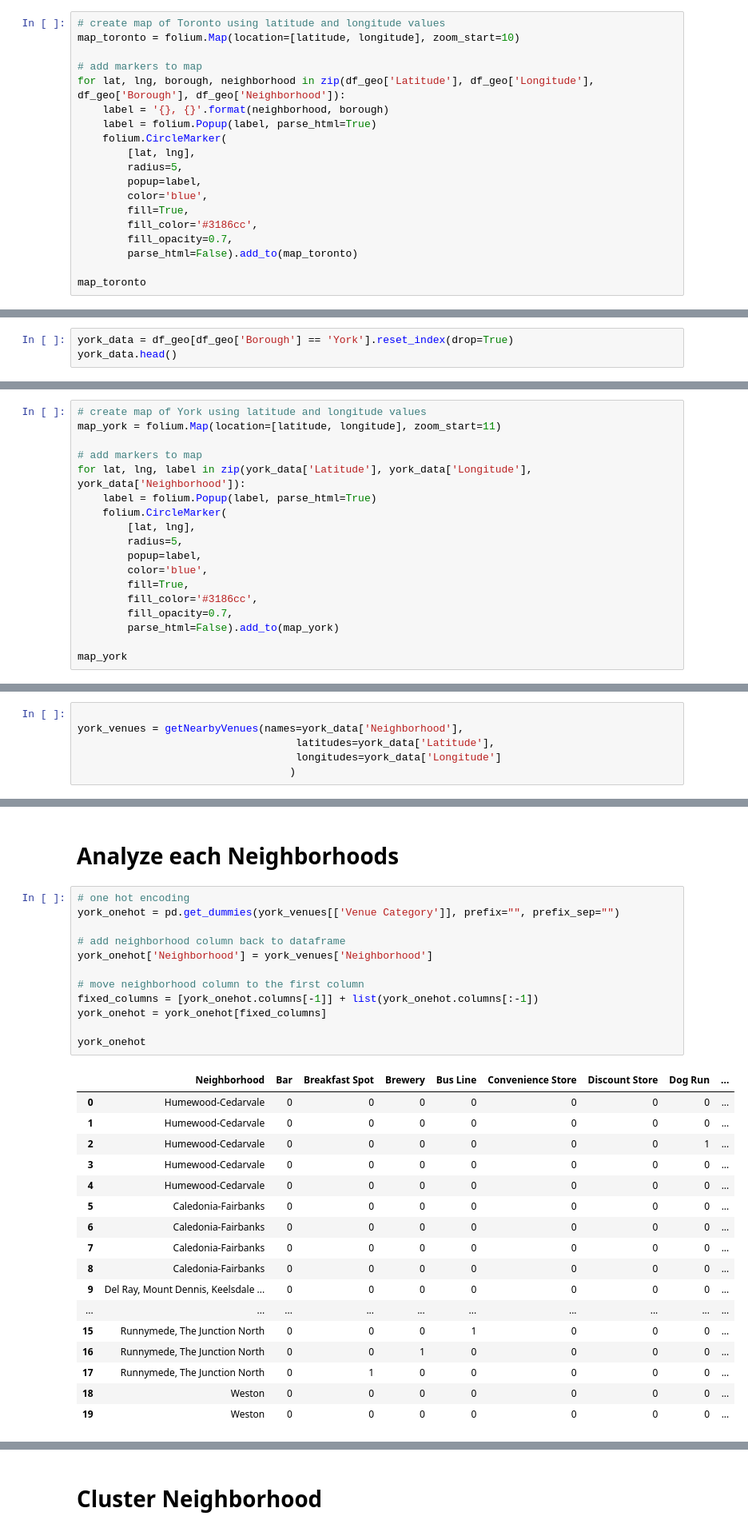
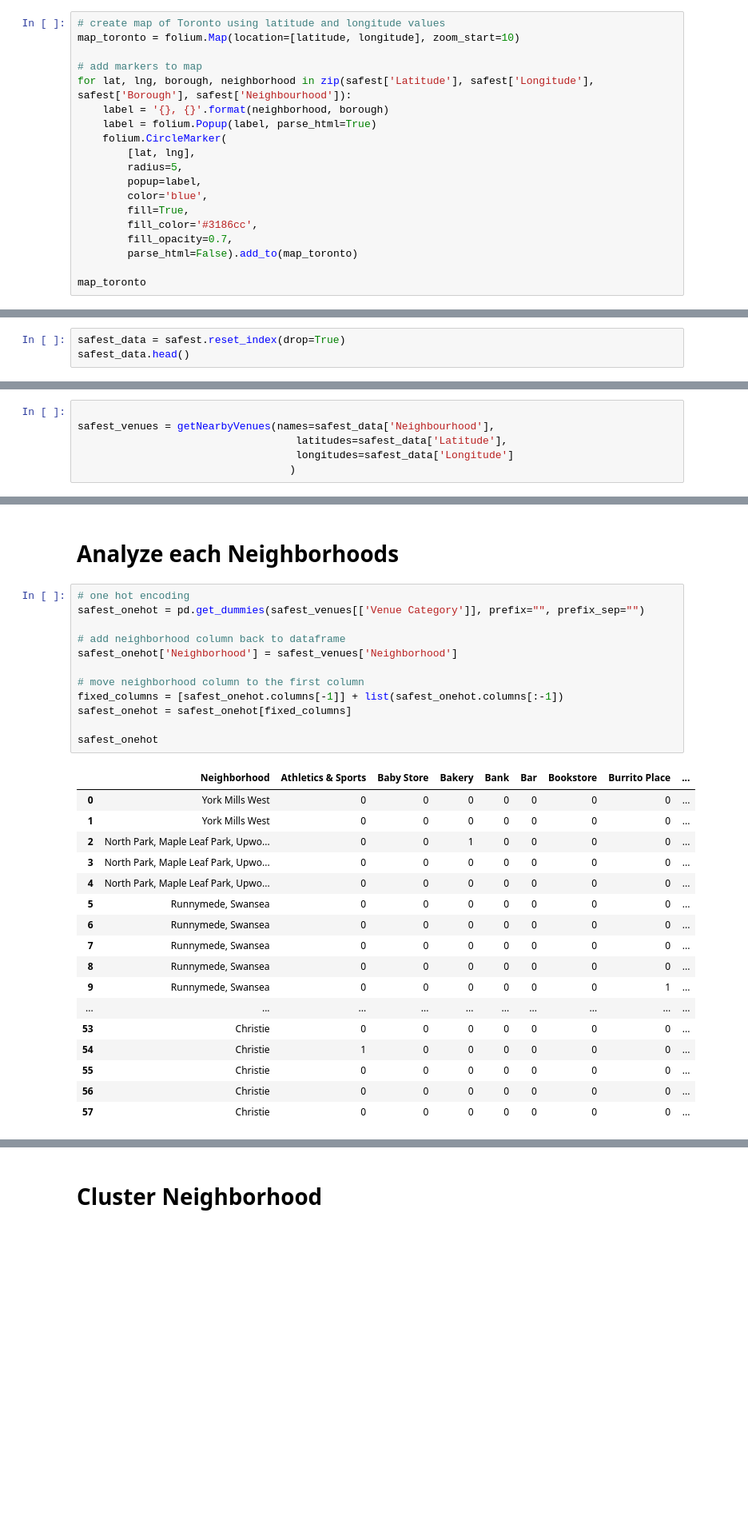
Before and after one commit to mafer2526/Coursera_Capstone, a Jupyter notebook: Scripts/CapstoneProject.ipynb, the cells around one changed output, grey strips where cells are left out. Shown at 80% size. Cells and saved outputs as stored; diff of their text form; blank space fills up the shorter version.

```diff
--- a/Scripts/CapstoneProject.ipynb
+++ b/Scripts/CapstoneProject.ipynb
@@ -153,7 +442,7 @@ The geograpical coordinate of Toronto are 43.6534817, -79.3839347.
 map_toronto = folium.Map(location=[latitude, longitude], zoom_start=10)
 
 # add markers to map
-for lat, lng, borough, neighborhood in zip(df_geo['Latitude'], df_geo['Longitude'], df_geo['Borough'], df_geo['Neighborhood']):
+for lat, lng, borough, neighborhood in zip(safest['Latitude'], safest['Longitude'], safest['Borough'], safest['Neighbourhood']):
     label = '{}, {}'.format(neighborhood, borough)
     label = folium.Popup(label, parse_html=True)
     folium.CircleMarker(
@@ -189,4 +476,4 @@ CLIENT_SECRET:LJFBE2ERSEGQDGFYWXNGZKTWV3ODDMOPSY4X55331T30JKMS
 # %%
-york_data = df_geo[df_geo['Borough'] == 'York'].reset_index(drop=True)
-york_data.head()
+safest_data = safest.reset_index(drop=True)
+safest_data.head()
 # %% [output]
@@ -209,18 +485,0 @@ The geograpical coordinate of York are 43.6896191, -79.479188.
-# %%
-# create map of York using latitude and longitude values
-map_york = folium.Map(location=[latitude, longitude], zoom_start=11)
-
-# add markers to map
-for lat, lng, label in zip(york_data['Latitude'], york_data['Longitude'], york_data['Neighborhood']):
-    label = folium.Popup(label, parse_html=True)
-    folium.CircleMarker(
-        [lat, lng],
-        radius=5,
-        popup=label,
-        color='blue',
-        fill=True,
-        fill_color='#3186cc',
-        fill_opacity=0.7,
-        parse_html=False).add_to(map_york)
-
-map_york
@@ -270,8 +527,8 @@ def getNearbyVenues(names, latitudes, longitudes, radius=500):
     return(nearby_venues)
 # %%
 
-york_venues = getNearbyVenues(names=york_data['Neighborhood'],
-                                   latitudes=york_data['Latitude'],
-                                   longitudes=york_data['Longitude']
+safest_venues = getNearbyVenues(names=safest_data['Neighbourhood'],
+                                   latitudes=safest_data['Latitude'],
+                                   longitudes=safest_data['Longitude']
                                   )
 # %% [output]
@@ -320,31 +577,31 @@ There are 17 uniques categories.
 # Analyze each Neighborhoods
 # %%
 # one hot encoding
-york_onehot = pd.get_dummies(york_venues[['Venue Category']], prefix="", prefix_sep="")
+safest_onehot = pd.get_dummies(safest_venues[['Venue Category']], prefix="", prefix_sep="")
 
 # add neighborhood column back to dataframe
-york_onehot['Neighborhood'] = york_venues['Neighborhood']
+safest_onehot['Neighborhood'] = safest_venues['Neighborhood']
 
 # move neighborhood column to the first column
-fixed_columns = [york_onehot.columns[-1]] + list(york_onehot.columns[:-1])
-york_onehot = york_onehot[fixed_columns]
+fixed_columns = [safest_onehot.columns[-1]] + list(safest_onehot.columns[:-1])
+safest_onehot = safest_onehot[fixed_columns]
 
-york_onehot
+safest_onehot
 # %% [output]
-|  | Neighborhood | Bar | Breakfast Spot | Brewery | Bus Line | Convenience Store | Discount Store | Dog Run | ... |
-| 0 | Humewood-Cedarvale | 0 | 0 | 0 | 0 | 0 | 0 | 0 | ... |
-| 1 | Humewood-Cedarvale | 0 | 0 | 0 | 0 | 0 | 0 | 0 | ... |
-| 2 | Humewood-Cedarvale | 0 | 0 | 0 | 0 | 0 | 0 | 1 | ... |
-| 3 | Humewood-Cedarvale | 0 | 0 | 0 | 0 | 0 | 0 | 0 | ... |
-| 4 | Humewood-Cedarvale | 0 | 0 | 0 | 0 | 0 | 0 | 0 | ... |
-| 5 | Caledonia-Fairbanks | 0 | 0 | 0 | 0 | 0 | 0 | 0 | ... |
-| 6 | Caledonia-Fairbanks | 0 | 0 | 0 | 0 | 0 | 0 | 0 | ... |
-| 7 | Caledonia-Fairbanks | 0 | 0 | 0 | 0 | 0 | 0 | 0 | ... |
-| 8 | Caledonia-Fairbanks | 0 | 0 | 0 | 0 | 0 | 0 | 0 | ... |
-| 9 | Del Ray, Mount Dennis, Keelsdale ... | 0 | 0 | 0 | 0 | 0 | 0 | 0 | ... |
+|  | Neighborhood | Athletics & Sports | Baby Store | Bakery | Bank | Bar | Bookstore | Burrito Place | ... |
+| 0 | York Mills West | 0 | 0 | 0 | 0 | 0 | 0 | 0 | ... |
+| 1 | York Mills West | 0 | 0 | 0 | 0 | 0 | 0 | 0 | ... |
+| 2 | North Park, Maple Leaf Park, Upwo... | 0 | 0 | 1 | 0 | 0 | 0 | 0 | ... |
+| 3 | North Park, Maple Leaf Park, Upwo... | 0 | 0 | 0 | 0 | 0 | 0 | 0 | ... |
+| 4 | North Park, Maple Leaf Park, Upwo... | 0 | 0 | 0 | 0 | 0 | 0 | 0 | ... |
+| 5 | Runnymede, Swansea | 0 | 0 | 0 | 0 | 0 | 0 | 0 | ... |
+| 6 | Runnymede, Swansea | 0 | 0 | 0 | 0 | 0 | 0 | 0 | ... |
+| 7 | Runnymede, Swansea | 0 | 0 | 0 | 0 | 0 | 0 | 0 | ... |
+| 8 | Runnymede, Swansea | 0 | 0 | 0 | 0 | 0 | 0 | 0 | ... |
+| 9 | Runnymede, Swansea | 0 | 0 | 0 | 0 | 0 | 0 | 1 | ... |
 | ... | ... | ... | ... | ... | ... | ... | ... | ... | ... |
-| 15 | Runnymede, The Junction North | 0 | 0 | 0 | 1 | 0 | 0 | 0 | ... |
-| 16 | Runnymede, The Junction North | 0 | 0 | 1 | 0 | 0 | 0 | 0 | ... |
-| 17 | Runnymede, The Junction North | 0 | 1 | 0 | 0 | 0 | 0 | 0 | ... |
-| 18 | Weston | 0 | 0 | 0 | 0 | 0 | 0 | 0 | ... |
-| 19 | Weston | 0 | 0 | 0 | 0 | 0 | 0 | 0 | ... |
+| 53 | Christie | 0 | 0 | 0 | 0 | 0 | 0 | 0 | ... |
+| 54 | Christie | 1 | 0 | 0 | 0 | 0 | 0 | 0 | ... |
+| 55 | Christie | 0 | 0 | 0 | 0 | 0 | 0 | 0 | ... |
+| 56 | Christie | 0 | 0 | 0 | 0 | 0 | 0 | 0 | ... |
+| 57 | Christie | 0 | 0 | 0 | 0 | 0 | 0 | 0 | ... |
```
Also changed, not shown: parts of 57 cells of this notebook, 2 other files.
